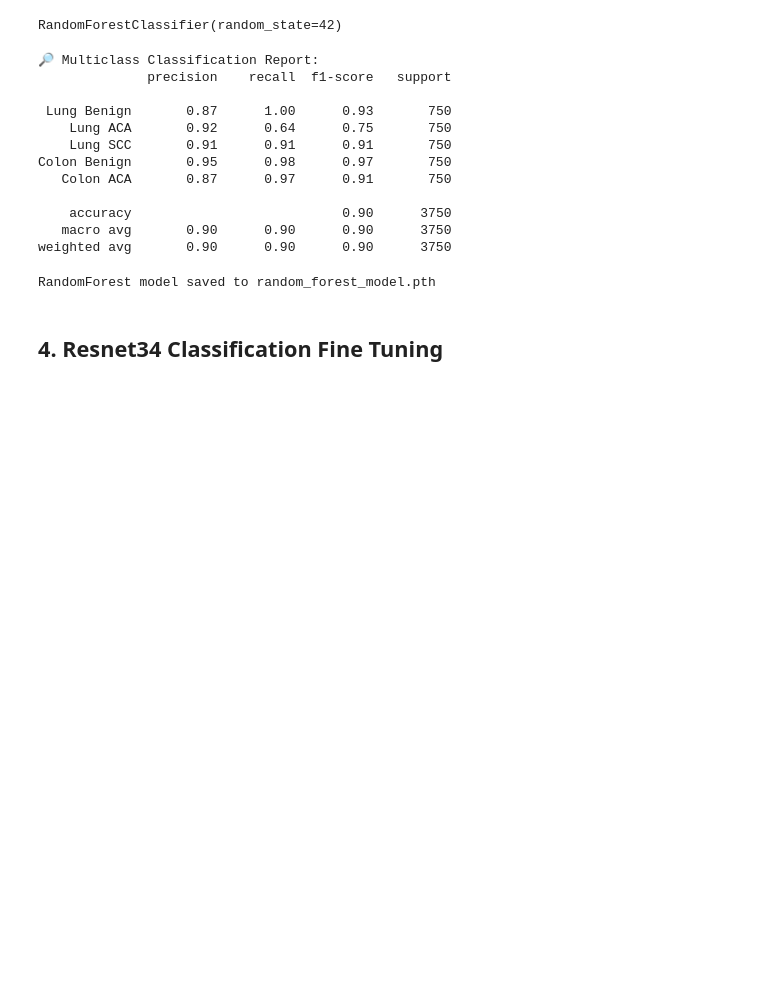
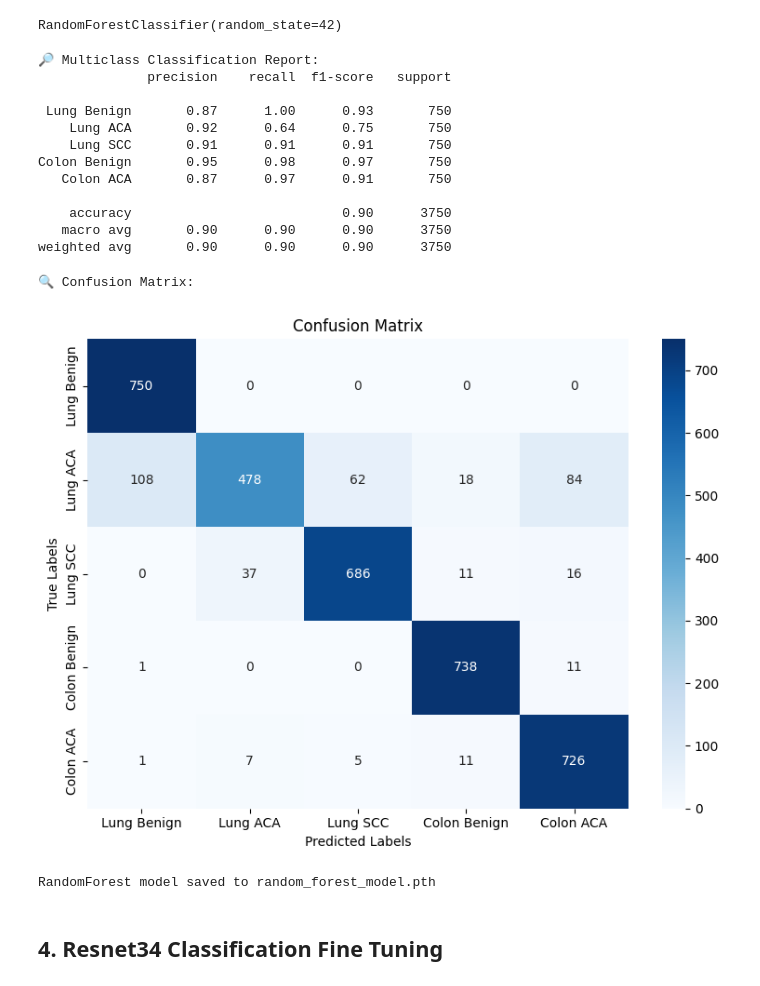
Before and after one commit to burakdogangazi/derinOdev, a Jupyter notebook: Mixed.ipynb, the cells around one changed output. Saved outputs shown, nothing was run; the diff lists cells and outputs as text; code cells hidden in the pictures; blank space fills up the shorter version.

```diff
--- a/Mixed.ipynb
+++ b/Mixed.ipynb
@@ -80,12 +80,15 @@ Total Image: 25000
 # %%
 train_transform = transforms.Compose([
     transforms.Resize((224, 224)),
-    transforms.RandomHorizontalFlip(),
-    transforms.RandomRotation(15),
-    transforms.ColorJitter(brightness=0.2, contrast=0.2, saturation=0.2, hue=0.2),  # Random color jitter
-    transforms.RandomVerticalFlip(),
+    transforms.RandomApply([transforms.GaussianBlur(kernel_size=5)], p=0.3),
+    transforms.RandomApply([transforms.RandomAffine(degrees=15, translate=(0.1, 0.1), scale=(0.85, 1.15))], p=0.5),
+    transforms.RandomHorizontalFlip(p=0.5),
+    transforms.RandomVerticalFlip(p=0.5),
+    transforms.ColorJitter(brightness=0.4, contrast=0.4, saturation=0.4, hue=0.1),
+    transforms.RandomErasing(p=0.5, scale=(0.02, 0.15), ratio=(0.3, 3.3)),
     transforms.ToTensor(),
-    transforms.Normalize(mean=[0.485, 0.456, 0.406], std=[0.229, 0.224, 0.225]),  # Normalization
+    transforms.Normalize(mean=[0.485, 0.456, 0.406],
+                         std=[0.229, 0.224, 0.225]),
 ])
 
 # Regular transform for test/validation data (no augmentation)
@@ -193,6 +198,23 @@ Colon Benign       0.95      0.98      0.97       750
     accuracy                           0.90      3750
    macro avg       0.90      0.90      0.90      3750
 weighted avg       0.90      0.90      0.90      3750
+# %%
+print("🔍 Confusion Matrix:")
+cm = confusion_matrix(y_test, y_multi_pred)
+
+# Plot confusion matrix
+plt.figure(figsize=(8, 6))
+sns.heatmap(cm, annot=True, fmt='d', cmap='Blues',
+            xticklabels=["Lung Benign", "Lung ACA", "Lung SCC", "Colon Benign", "Colon ACA"],
+            yticklabels=["Lung Benign", "Lung ACA", "Lung SCC", "Colon Benign", "Colon ACA"])
+plt.xlabel('Predicted Labels')
+plt.ylabel('True Labels')
+plt.title('Confusion Matrix')
+plt.tight_layout()
+plt.show()
+# %% [output]
+🔍 Confusion Matrix:
+[figure, added]
 # %%
 # Save the trained RandomForest model
 save_path_rf = "random_forest_model.pth"
```
Also changed, not shown: parts of 20 cells of this notebook, 2 other files.
